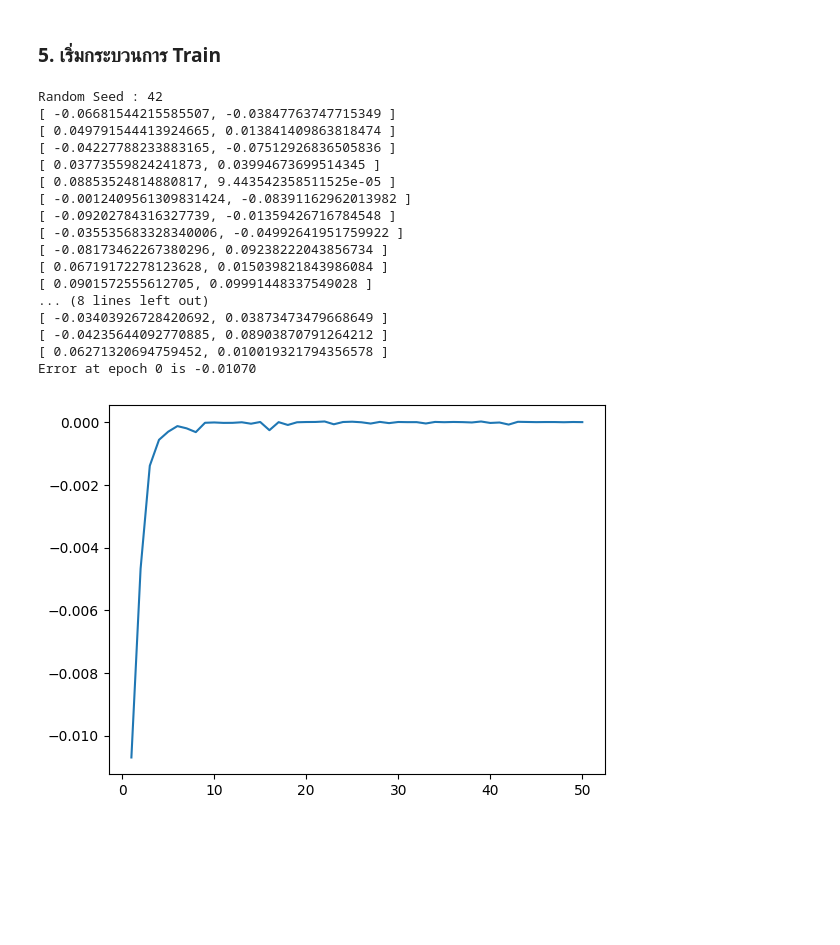
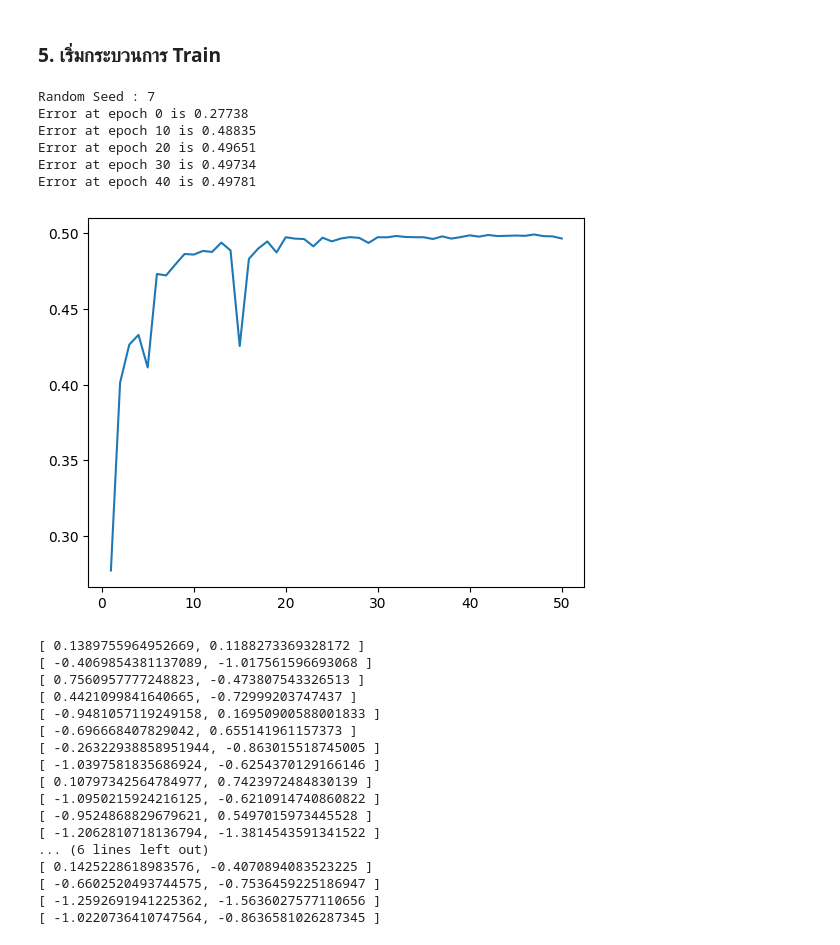
Before and after one commit to Celesca/cpe112-data-structure, a Jupyter notebook: Final_Project/Model.ipynb, the cells around one changed output. Saved outputs shown, nothing was run; the diff lists cells and outputs as text; code cells hidden in the pictures; blank space fills up the shorter version.

```diff
--- a/Final_Project/Model.ipynb
+++ b/Final_Project/Model.ipynb
@@ -486,26 +587,35 @@ No.Output Unit:  2
 # %% [markdown]
 ### 5. เริ่มกระบวนการ Train
 # %%
-myModel.trainModel(42,50,0.01)
+myModel.trainModel(7,50,0.01,0.01)
 # %% [output]
-Random Seed : 42
-[ -0.06681544215585507, -0.03847763747715349 ]
-[ 0.049791544413924665, 0.013841409863818474 ]
-[ -0.04227788233883165, -0.07512926836505836 ]
-[ 0.03773559824241873, 0.03994673699514345 ]
-[ 0.08853524814880817, 9.443542358511525e-05 ]
-[ -0.0012409561309831424, -0.08391162962013982 ]
-[ -0.09202784316327739, -0.01359426716784548 ]
-[ -0.035535683328340006, -0.04992641951759922 ]
-[ -0.08173462267380296, 0.09238222043856734 ]
-[ 0.06719172278123628, 0.015039821843986084 ]
-[ 0.0901572555612705, 0.09991448337549028 ]
-... (8 lines left out)
-[ -0.03403926728420692, 0.03873473479668649 ]
-[ -0.04235644092770885, 0.08903870791264212 ]
-[ 0.06271320694759452, 0.010019321794356578 ]
-Error at epoch 0 is -0.01070
+Random Seed : 7
+Error at epoch 0 is 0.27738
+Error at epoch 10 is 0.48835
+Error at epoch 20 is 0.49651
+Error at epoch 30 is 0.49734
+Error at epoch 40 is 0.49781
-[figure, old version]
+[figure, new version]
+# %%
+myModel._weights_hidden_output
+# %% [output]
+[ 0.1389755964952669, 0.1188273369328172 ]
+[ -0.4069854381137089, -1.017561596693068 ]
+[ 0.7560957777248823, -0.473807543326513 ]
+[ 0.4421099841640665, -0.72999203747437 ]
+[ -0.9481057119249158, 0.16950900588001833 ]
+[ -0.696668407829042, 0.655141961157373 ]
+[ -0.26322938858951944, -0.863015518745005 ]
+[ -1.0397581835686924, -0.6254370129166146 ]
+[ 0.10797342564784977, 0.7423972484830139 ]
+[ -1.0950215924216125, -0.6210914740860822 ]
+[ -0.9524868829679621, 0.5497015973445528 ]
+[ -1.2062810718136794, -1.3814543591341522 ]
+... (6 lines left out)
+[ 0.1425228618983576, -0.4070894083523225 ]
+[ -0.6602520493744575, -0.7536459225186947 ]
+[ -1.2592691941225362, -1.5636027577110656 ]
+[ -1.0220736410747564, -0.8636581026287345 ]
 # %%
 myModel.testModel()
 # %% [output]
```
Also changed, not shown: parts of 14 cells of this notebook, 1 other file.
